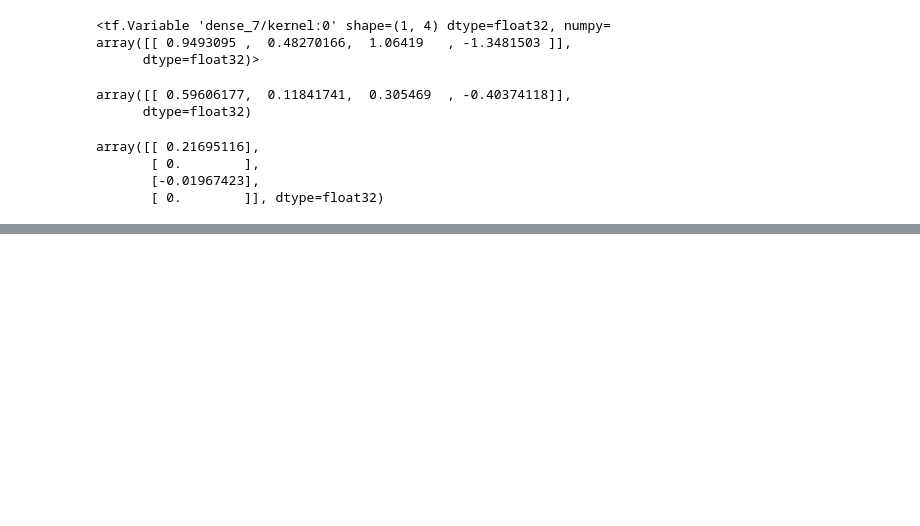
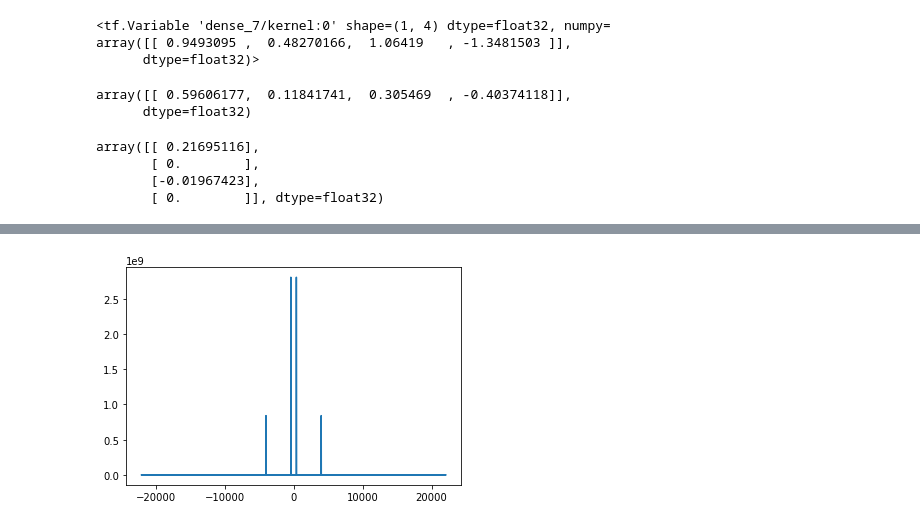
Before and after one commit to majkee15/credit_collections_rl, a Jupyter notebook: analysis_snipetz/DQNasLinearSpline.ipynb, the cells around one changed output, grey strips where cells are left out. Cells and saved outputs as stored; diff of their text form; code cells hidden in the pictures; blank space fills up the shorter version.

```diff
--- a/analysis_snipetz/DQNasLinearSpline.ipynb
+++ b/analysis_snipetz/DQNasLinearSpline.ipynb
@@ -103,0 +162,13 @@ array([[ 0.21695116],
+# %%
+from scipy.fft import fft, fftfreq
+
+# Number of samples in normalized_tone
+N = SAMPLE_RATE * DURATION
+
+yf = fft(normalized_tone)
+xf = fftfreq(N, 1 / SAMPLE_RATE)
+
+plt.plot(xf, np.abs(yf))
+plt.show()
+# %% [output]
+[figure, added]
```
Also changed, not shown: parts of 10 cells of this notebook, 27 other files.
